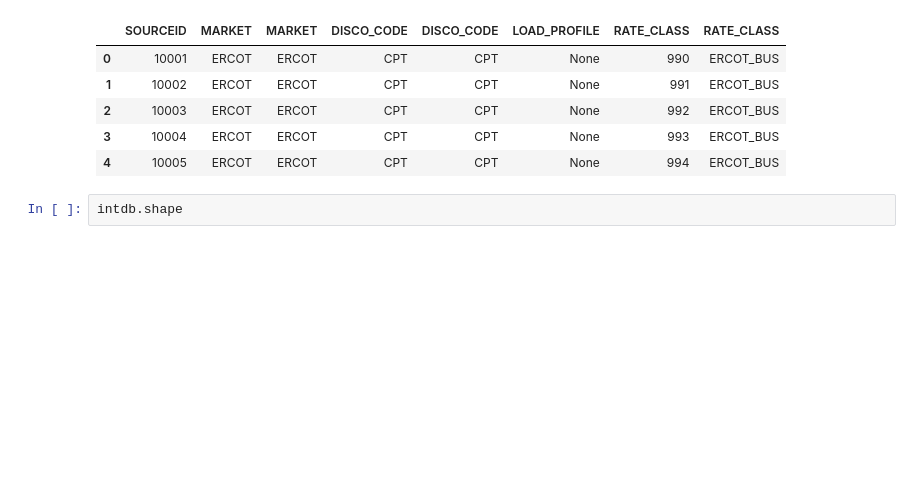
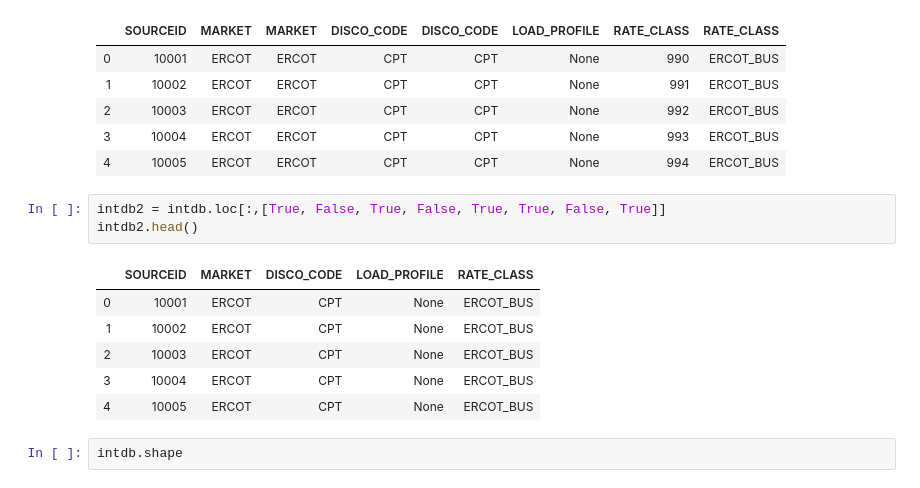
Before and after one commit to stevenhurwitt/LA-tools, a Jupyter notebook: ALPS/INTDB.ipynb, the cells around one changed output. Drawn from its saved outputs; the diff is of its cells as text; blank space fills up the shorter version.

```diff
--- a/ALPS/INTDB.ipynb
+++ b/ALPS/INTDB.ipynb
@@ -124,6 +124,16 @@ intdb.head()
 | 2 | 10003 | ERCOT | ERCOT | CPT | CPT | None | 992 | ERCOT_BUS |
 | 3 | 10004 | ERCOT | ERCOT | CPT | CPT | None | 993 | ERCOT_BUS |
 | 4 | 10005 | ERCOT | ERCOT | CPT | CPT | None | 994 | ERCOT_BUS |
+# %%
+intdb2 = intdb.loc[:,[True, False, True, False, True, True, False, True]]
+intdb2.head()
+# %% [output]
+|  | SOURCEID | MARKET | DISCO_CODE | LOAD_PROFILE | RATE_CLASS |
+| 0 | 10001 | ERCOT | CPT | None | ERCOT_BUS |
+| 1 | 10002 | ERCOT | CPT | None | ERCOT_BUS |
+| 2 | 10003 | ERCOT | CPT | None | ERCOT_BUS |
+| 3 | 10004 | ERCOT | CPT | None | ERCOT_BUS |
+| 4 | 10005 | ERCOT | CPT | None | ERCOT_BUS |
 # %%
 intdb.shape
 # %% [output]
```
Also changed, not shown: parts of 16 cells of this notebook.
